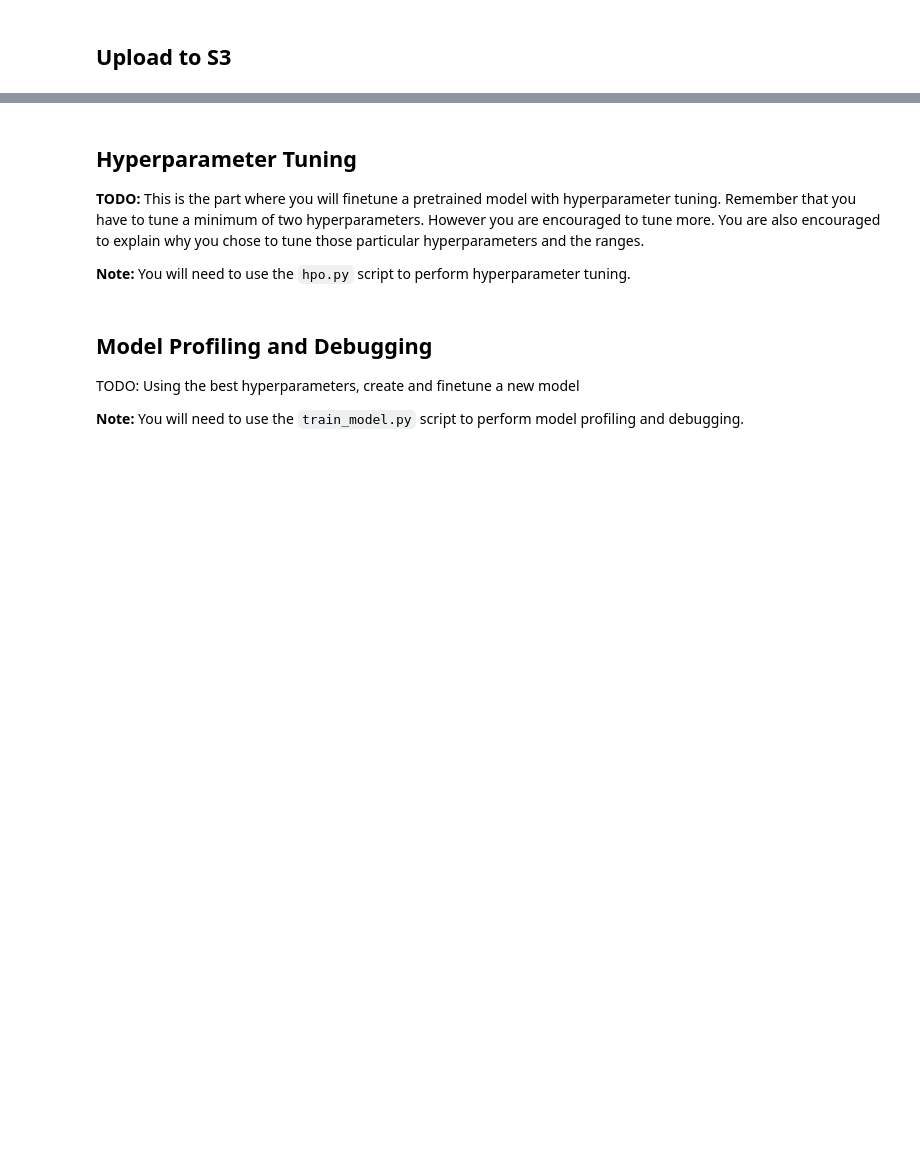
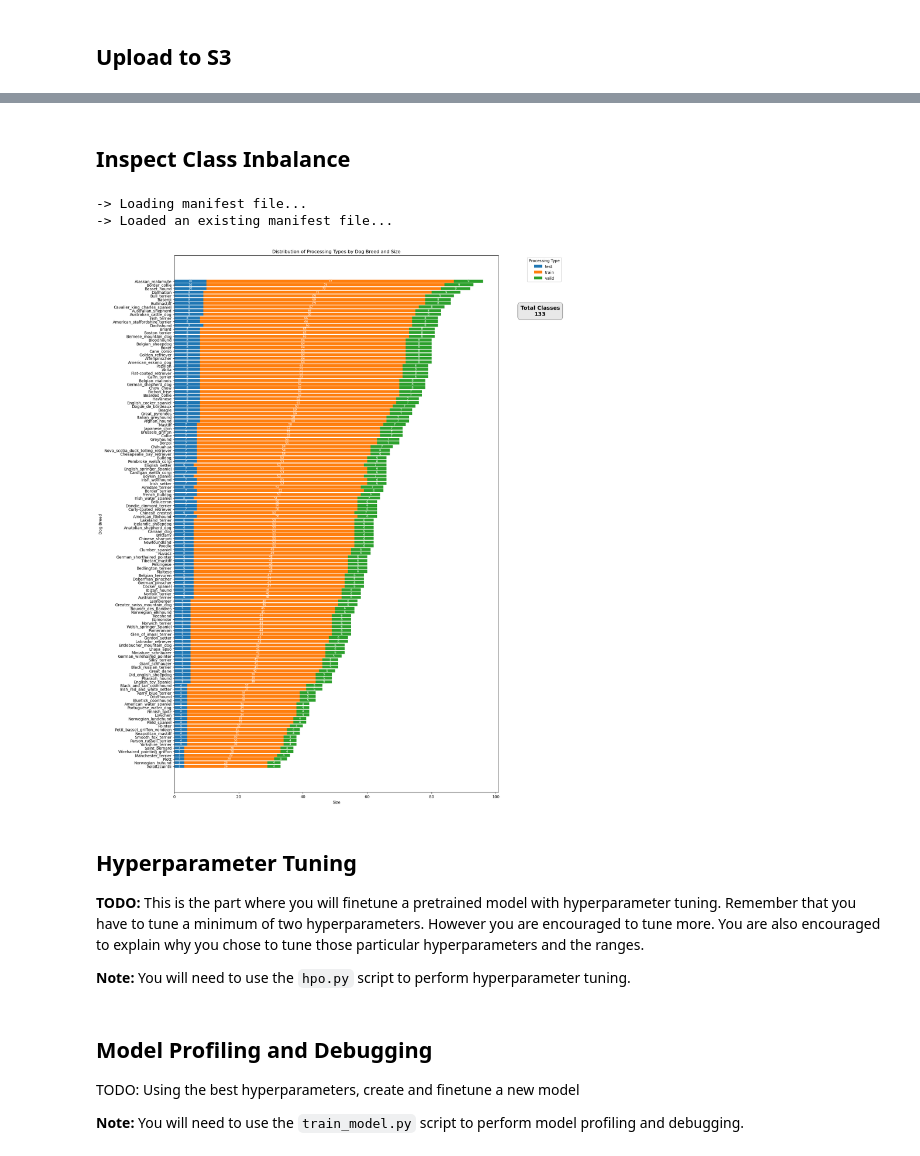
Before and after one commit to samlexrod/CD0387-deep-learning-topics-within-computer-vision-nlp-project-starter, a Jupyter notebook: train_and_deploy.ipynb, the cells around one changed output, grey strips where cells are left out. Cells and saved outputs as stored; diff of their text form; code cells hidden in the pictures; blank space fills up the shorter version.

```diff
--- a/train_and_deploy.ipynb
+++ b/train_and_deploy.ipynb
@@ -120,3 +71,72 @@ ValueError: Image size of 1720x104382 pixels is too large. It must be less than
+# %% [markdown]
+## Inspect Class Inbalance
+# %%
+from hpo import create_or_read_s3_manifest
+import pandas as pd
+
+manifest = create_or_read_s3_manifest("udacity-deeplearning-project", "data")
+
+image_list = []
+for image_meta in manifest:
+    label_numeric = image_meta.get("label_numeric")
+    image_description = image_meta.get("label_description")
+    training_type = image_meta.get("processing_type")
+    image_list.append([label_numeric, training_type, image_description])
+
+dog_breeds_df = pd.DataFrame(image_list, columns=["label_numeric", "processing_type", "dog_breed"])
+dog_breeds_group_df = dog_breeds_df.groupby(["label_numeric", "processing_type", "dog_breed"], as_index=False).size().sort_values("size", ascending=False)
+# %% [output]
+-> Loading manifest file...
+-> Loaded an existing manifest file...
+# %%
+import seaborn as sns
+import numpy as np
+import warnings
+
+# Ignore all warnings
+warnings.filterwarnings("ignore")
+
+fig, ax = plt.subplots(figsize=(15, 25))  # Increase the figure size for both plots
+
+# Group and pivot the data for stacking
+grouped_df = dog_breeds_group_df.groupby(["dog_breed", "processing_type"])["size"].sum().reset_index()
+pivot_df = grouped_df.pivot(index="dog_breed", columns="processing_type", values="size").fillna(0)
+pivot_df = pivot_df.assign(sorter=pivot_df.sum(axis=1)).sort_values("sorter", ascending=True).drop(columns=["sorter"])
+
+# GRAPH ONE
+# Calculate cumulative sums for stacking
+bottoms = np.zeros(len(pivot_df))
+
+# Plot each processing type as a separate bar
+for processing_type in pivot_df.columns:
+    ax.barh(pivot_df.index, pivot_df[processing_type], left=bottoms, label=processing_type)
+
+     # Add annotations to each bar segment
+    for i, value in enumerate(pivot_df[processing_type]):
+        if value > 0:  # Only annotate if value is greater than 0
+            ax.text(bottoms[i] + value / 2, i, str(int(value)), va='center', ha='center', fontsize=8, color='white')
+
+    bottoms += pivot_df[processing_type]  # Update left position for next bar
+
+# Customize the plot
+ax.set_ylabel("Dog Breed")
+ax.set_xlabel("Size")
+ax.set_title("Distribution of Processing Types by Dog Breed and Size")
+ax.legend(title="Processing Type", loc="upper right", bbox_to_anchor=(1.2, 1))
+
+
+# GRAPH TWO
+ax2 = fig.add_axes([0.85, 0.2, 0.1, 0.6])  # [left, bottom, width, height]
+ax2.axis("off")  # Turn off the axis
+
+# Display the total count as a card-like text
+total_label_count = len(dog_breeds_group_df['label_numeric'].unique())
+ax2.text(1.5, 1, f"Total Classes\n{total_label_count}", ha="center", va="center",
+         fontsize=14, fontweight="bold", bbox=dict(facecolor="lightgray", alpha=0.5, boxstyle="round,pad=0.5"))
+
+plt.show()
+# %% [output]
+[figure, added]
 # %% [markdown]
 ## Hyperparameter Tuning
 **TODO:** This is the part where you will finetune a pretrained model with hyperparameter tuning. Remember that you have to tune a minimum of two hyperparameters. However you are encouraged to tune more. You are also encouraged to explain why you chose to tune those particular hyperparameters and the ranges.
```
Also changed, not shown: parts of 6 cells of this notebook, 1 other file.
